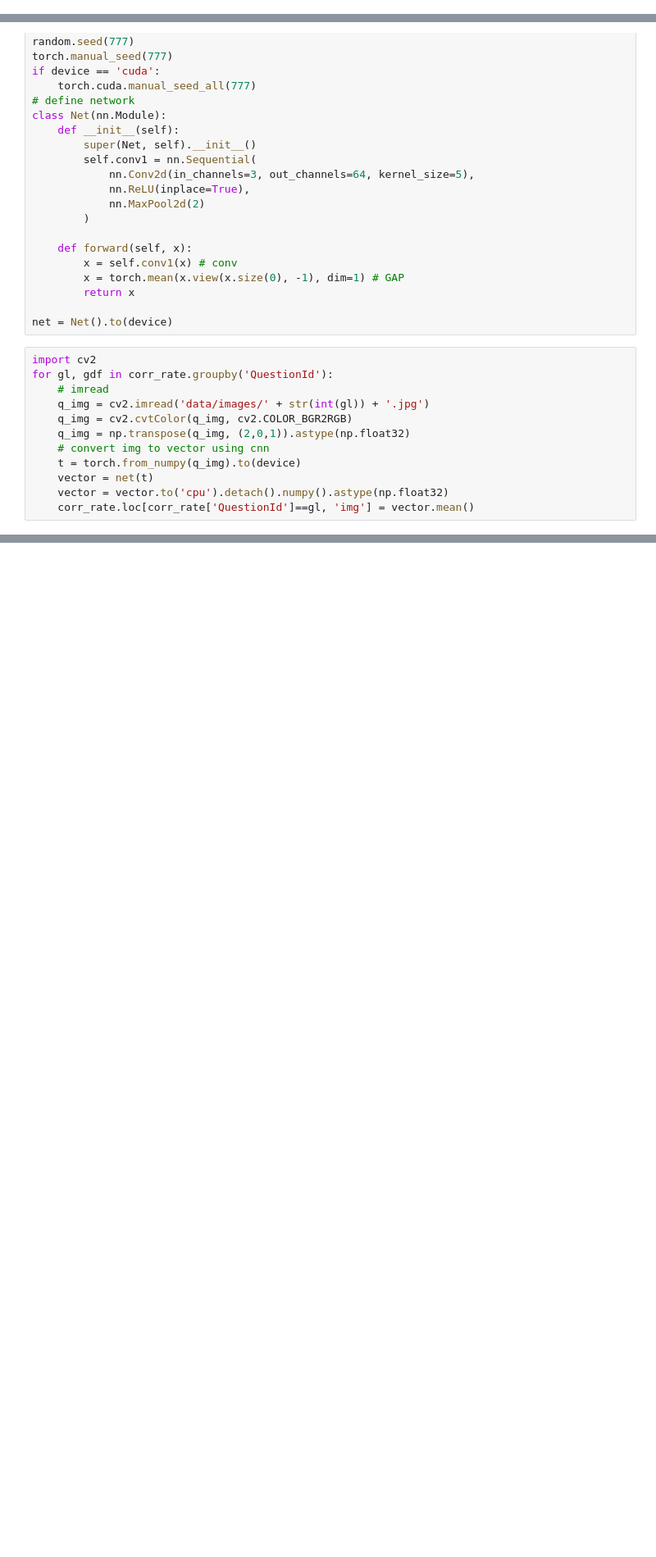
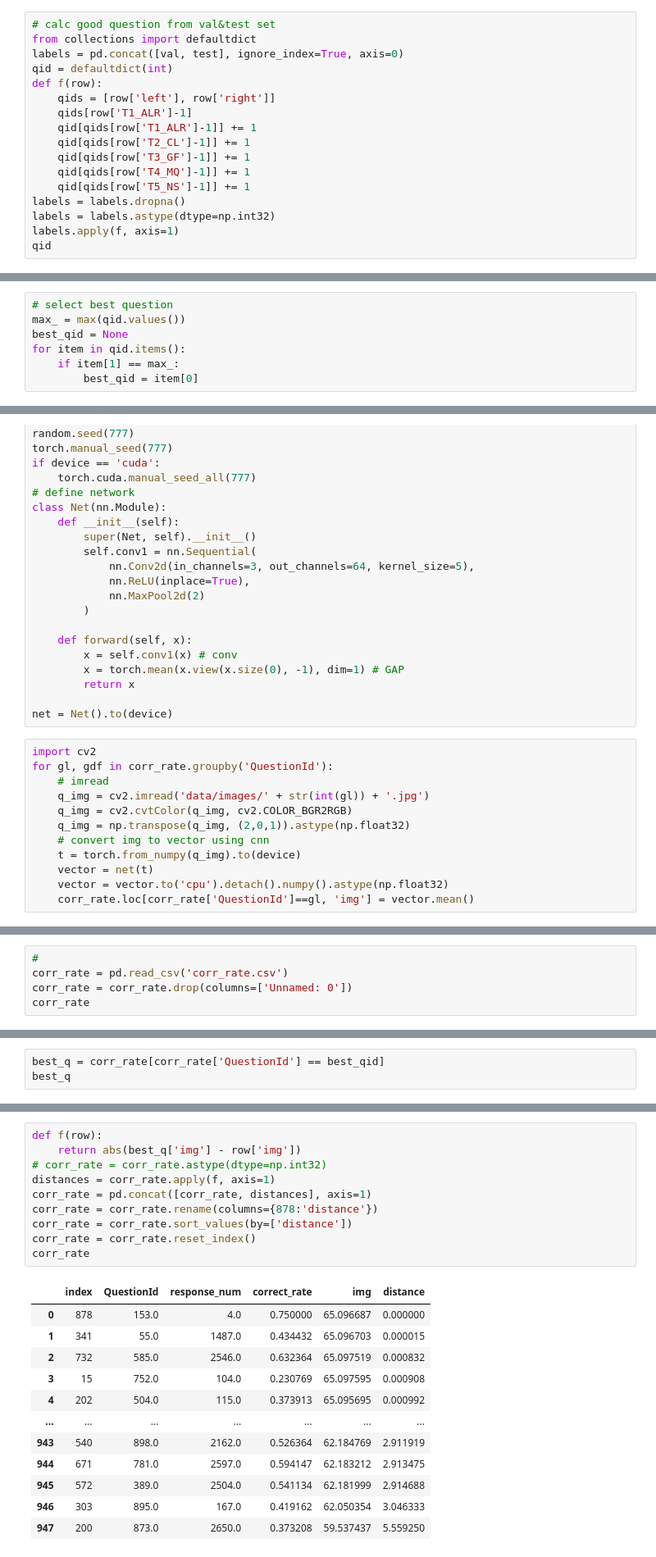
Before and after one commit to gwangmin/ml-term-prj, a Jupyter notebook: last_submission.ipynb, the cells around one changed output, grey strips where cells are left out. Shown: that part at 82% size. Saved outputs shown, nothing was run; the diff lists cells and outputs as text; blank space fills up the shorter version.

```diff
--- a/last_submission.ipynb
+++ b/last_submission.ipynb
@@ -80,0 +76,17 @@ for gl, gdf in labels:
+# %%
+# calc good question from val&test set
+from collections import defaultdict
+labels = pd.concat([val, test], ignore_index=True, axis=0)
+qid = defaultdict(int)
+def f(row):
+    qids = [row['left'], row['right']]
+    qids[row['T1_ALR']-1]
+    qid[qids[row['T1_ALR']-1]] += 1
+    qid[qids[row['T2_CL']-1]] += 1
+    qid[qids[row['T3_GF']-1]] += 1
+    qid[qids[row['T4_MQ']-1]] += 1
+    qid[qids[row['T5_NS']-1]] += 1
+labels = labels.dropna()
+labels = labels.astype(dtype=np.int32)
+labels.apply(f, axis=1)
+qid
@@ -81,3 +111,10 @@ for gl, gdf in labels:
+# %%
+# select best question
+max_ = max(qid.values())
+best_qid = None
+for item in qid.items():
+    if item[1] == max_:
+        best_qid = item[0]
 # %%
 # calc percent of correct for each question
 corr_rate = pd.DataFrame({'QuestionId':[], 'response_num':[], 'correct_rate':[]})
@@ -177,0 +201,5 @@ submission.to_csv('submission/20172645.csv')
+# %%
+#
+corr_rate = pd.read_csv('corr_rate.csv')
+corr_rate = corr_rate.drop(columns=['Unnamed: 0'])
+corr_rate
@@ -177,0 +220,3 @@ submission.to_csv('submission/20172645.csv')
+# %%
+best_q = corr_rate[corr_rate['QuestionId'] == best_qid]
+best_q
@@ -177,0 +226,23 @@ submission.to_csv('submission/20172645.csv')
+# %%
+def f(row):
+    return abs(best_q['img'] - row['img'])
+# corr_rate = corr_rate.astype(dtype=np.int32)
+distances = corr_rate.apply(f, axis=1)
+corr_rate = pd.concat([corr_rate, distances], axis=1)
+corr_rate = corr_rate.rename(columns={878:'distance'})
+corr_rate = corr_rate.sort_values(by=['distance'])
+corr_rate = corr_rate.reset_index()
+corr_rate
+# %% [output]
+|  | index | QuestionId | response_num | correct_rate | img | distance |
+| 0 | 878 | 153.0 | 4.0 | 0.750000 | 65.096687 | 0.000000 |
+| 1 | 341 | 55.0 | 1487.0 | 0.434432 | 65.096703 | 0.000015 |
+| 2 | 732 | 585.0 | 2546.0 | 0.632364 | 65.097519 | 0.000832 |
+| 3 | 15 | 752.0 | 104.0 | 0.230769 | 65.097595 | 0.000908 |
+| 4 | 202 | 504.0 | 115.0 | 0.373913 | 65.095695 | 0.000992 |
+| ... | ... | ... | ... | ... | ... | ... |
+| 943 | 540 | 898.0 | 2162.0 | 0.526364 | 62.184769 | 2.911919 |
+| 944 | 671 | 781.0 | 2597.0 | 0.594147 | 62.183212 | 2.913475 |
+| 945 | 572 | 389.0 | 2504.0 | 0.541134 | 62.181999 | 2.914688 |
+| 946 | 303 | 895.0 | 167.0 | 0.419162 | 62.050354 | 3.046333 |
+| 947 | 200 | 873.0 | 2650.0 | 0.373208 | 59.537437 | 5.559250 |
```
Also changed, not shown: parts of 9 cells of this notebook.
